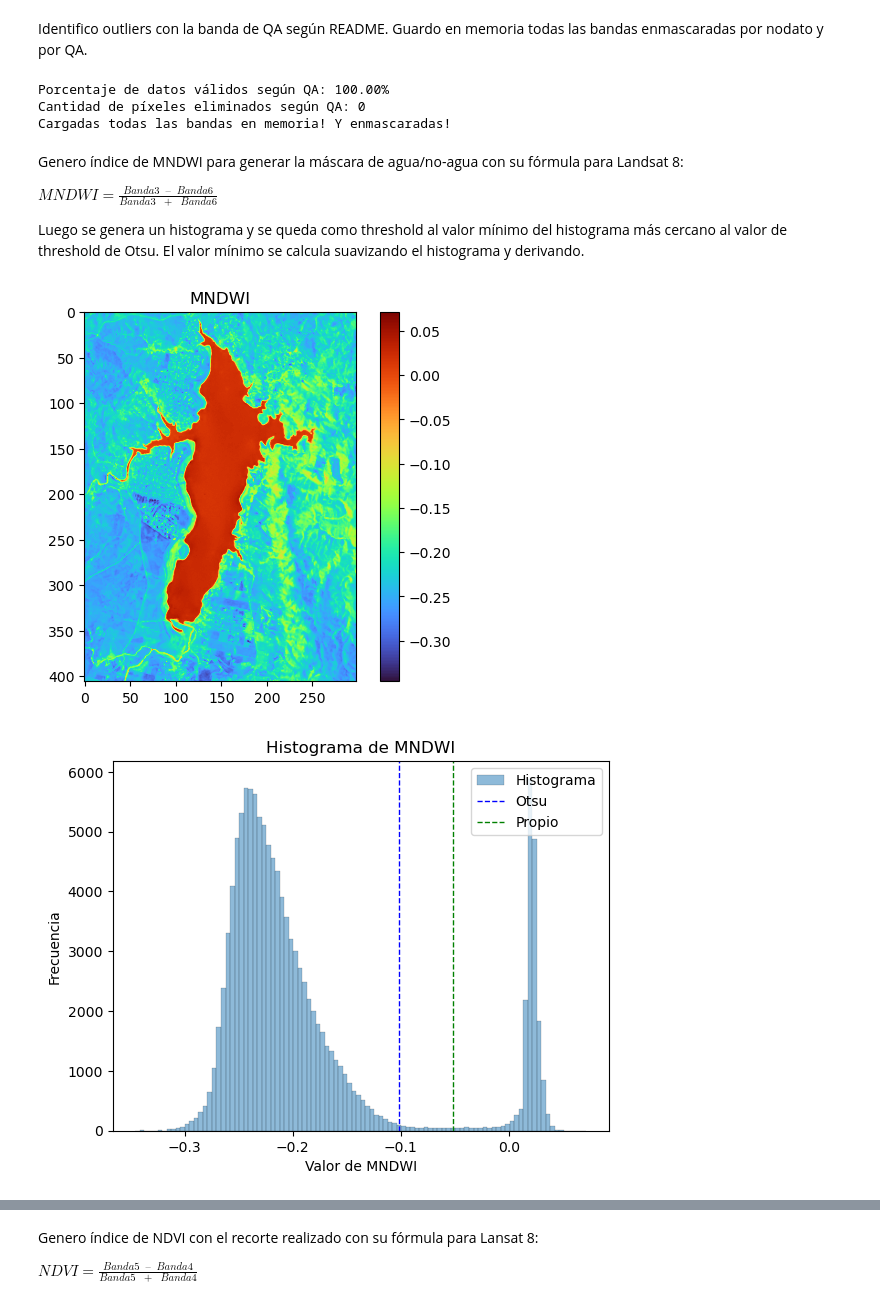
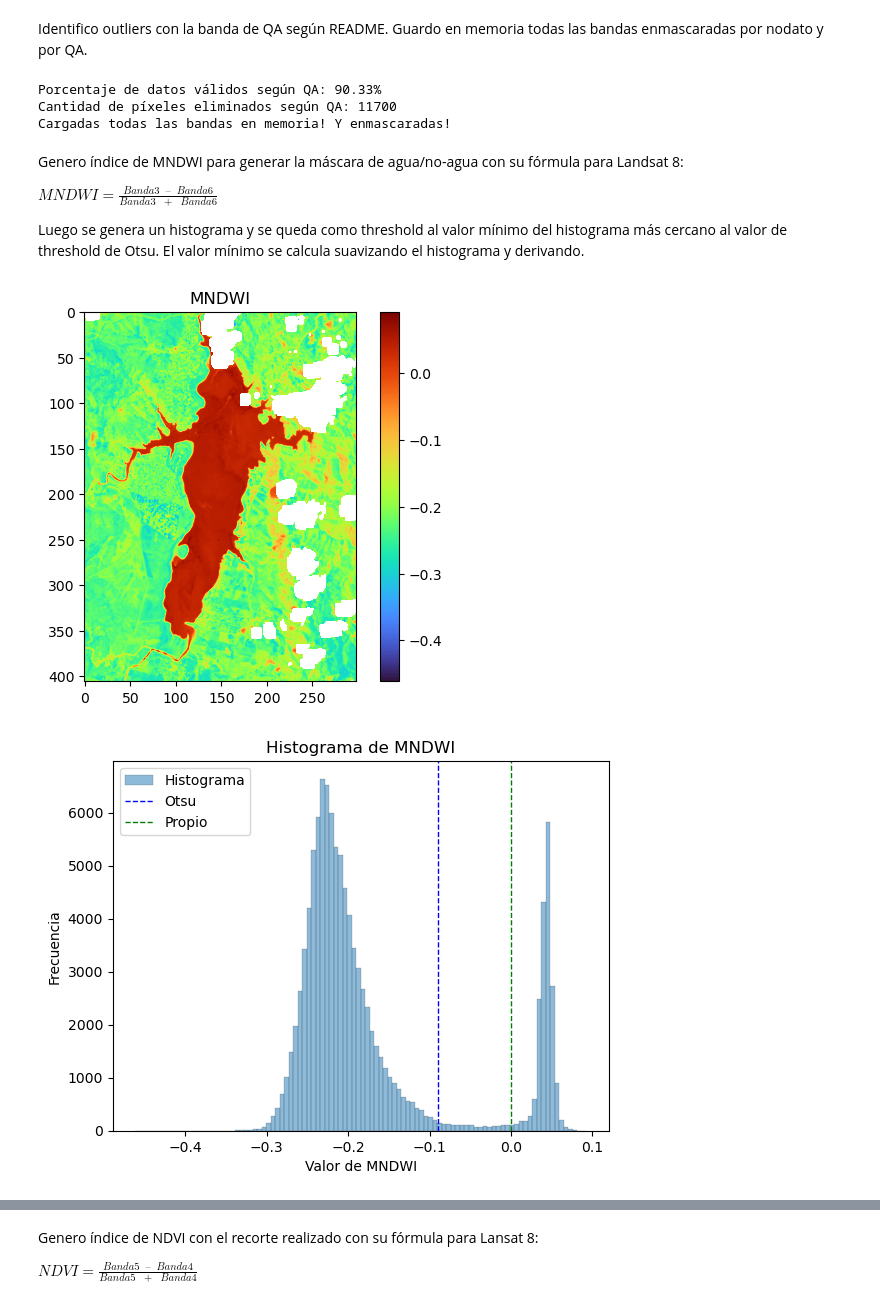
Before and after one commit to Escobares-Cristhian/Planning-tpFinal, a Jupyter notebook: tpFinal.ipynb, the cells around one changed output, grey strips where cells are left out. Drawn from its saved outputs; the diff is of its cells as text; code cells hidden in the pictures.

```diff
--- a/tpFinal.ipynb
+++ b/tpFinal.ipynb
@@ -189,8 +205,9 @@ Identifico outliers con la banda de QA según README. Guardo en memoria todas la
 # %%
 QA = path_to_arr(select_band(path_bands, 'QA'))
 validos_segun_QA = (
-    (get_n_bit_value(QA, 0) == 0) & (get_n_bit_value(QA, 1) == 0) &
-    (get_n_bit_value(QA, 2) == 0) & (get_n_bit_value(QA, 3) == 0) &
+    (get_n_bit_value(QA, 0) == 0) *
+    (get_n_bit_value(QA, 2) == 0) *
+    (get_n_bit_value(QA, 3) == 0) *
     (get_n_bit_value(QA, 4) == 0)
     )
 print(f'Porcentaje de datos válidos según QA: {100*np.mean(validos_segun_QA):.2f}%')
@@ -214,8 +231,8 @@ B7 = select_band_and_process(path_bands, 'B7')
 B10 = select_band_and_process(path_bands, 'B10')
 print('Cargadas todas las bandas en memoria! Y enmascaradas!')
 # %% [output]
-Porcentaje de datos válidos según QA: 100.00%
-Cantidad de píxeles eliminados según QA: 0
+Porcentaje de datos válidos según QA: 90.33%
+Cantidad de píxeles eliminados según QA: 11700
 Cargadas todas las bandas en memoria! Y enmascaradas!
 # %% [markdown]
 Genero índice de MNDWI para generar la máscara de agua/no-agua con su fórmula para Landsat 8:
@@ -272,34 +289,46 @@ hist, bins = np.histogram(MNDWI[~np.isnan(MNDWI)], bins=100)
 # Paso a x e y
 x = (bins[:-1] + bins[1:]) / 2
 y = hist
 # Suavizado
 kernel_size = 10
 kernel = np.ones(kernel_size) / kernel_size
-y_smooth = np.convolve(y, kernel, mode='same')
+y_smooth = np.convolve(y, kernel, mode='full')
 # Derivo
 dydx = np.gradient(y_smooth)
 # Busco mínimos locales
 minimos = np.where((np.diff(np.sign(dydx)) > 0) & (dydx[:-1] < 0))[0]
 # Elijo el mínimo más cercano al valor de Otsu
-my_thresh = x[minimos[np.argmin(np.abs(x[minimos] - otsu_thresh))]]
+# my_thresh = x[minimos[np.argmin(np.abs(x[minimos] - otsu_thresh))]]
 
+my_thresh = 0
+# Genero máscara binaria
 mascara = np.where(MNDWI > my_thresh, 1, 0)
 
 # Grafico
 plt.hist(MNDWI[~np.isnan(MNDWI)], bins=100, alpha=0.5, edgecolor='black', linewidth=0.2, label='Histograma')
 # plt.plot(x, y_smooth, c='red', label='Histograma suavizado')
 plt.axvline(otsu_thresh, color='b', linestyle='dashed', linewidth=1, label='Otsu')
 plt.axvline(my_thresh, color='g', linestyle='dashed', linewidth=1, label='Propio')
 plt.title('Histograma de MNDWI')
 plt.xlabel('Valor de MNDWI')
 plt.ylabel('Frecuencia')
 plt.legend()
 plt.show()
 
 plt.imshow(mascara, interpolation='none')
 plt.title('Máscara de agua')
 plt.colorbar(ticks=[0, 1], format=plt.FuncFormatter(lambda x, _: ['No Agua', 'Agua'][int(x)]))
 plt.show()
+
+# Recorto las bandas con la máscara
+B1 = np.where(mascara, B1, np.nan)
+B2 = np.where(mascara, B2, np.nan)
+B3 = np.where(mascara, B3, np.nan)
+B4 = np.where(mascara, B4, np.nan)
+B5 = np.where(mascara, B5, np.nan)
+B6 = np.where(mascara, B6, np.nan)
+B7 = np.where(mascara, B7, np.nan)
+B10 = np.where(mascara, B10, np.nan)
 # %% [output]
-[figure, old version]
+[figure, new version]
-[figure, old version]
+[figure, new version]
```
Also changed, not shown: parts of 5 cells of this notebook, 1 other file.
